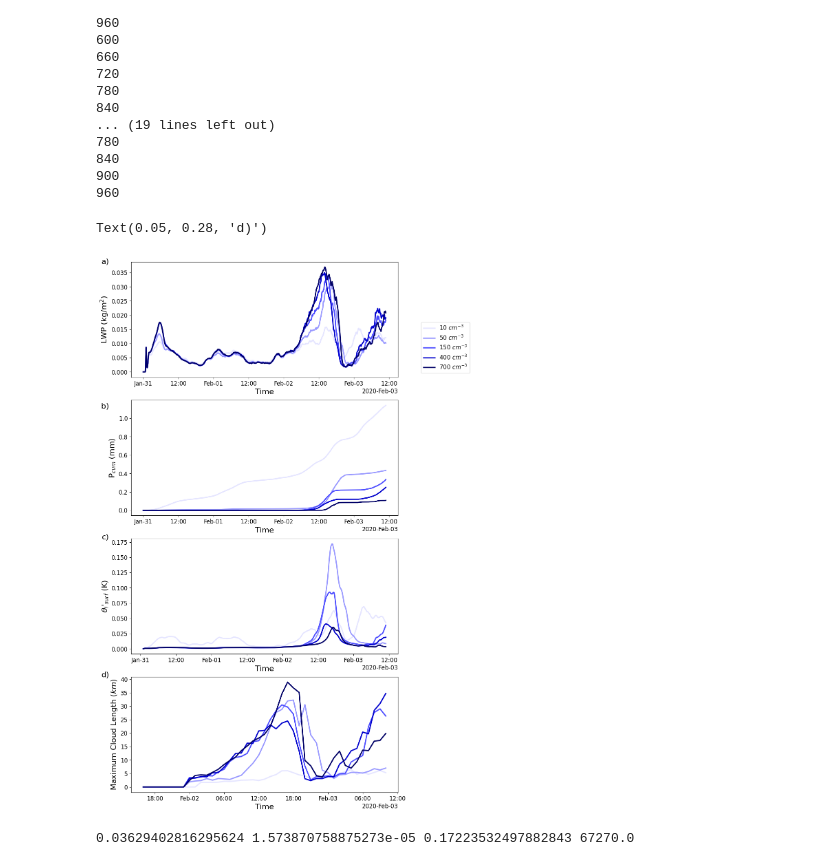
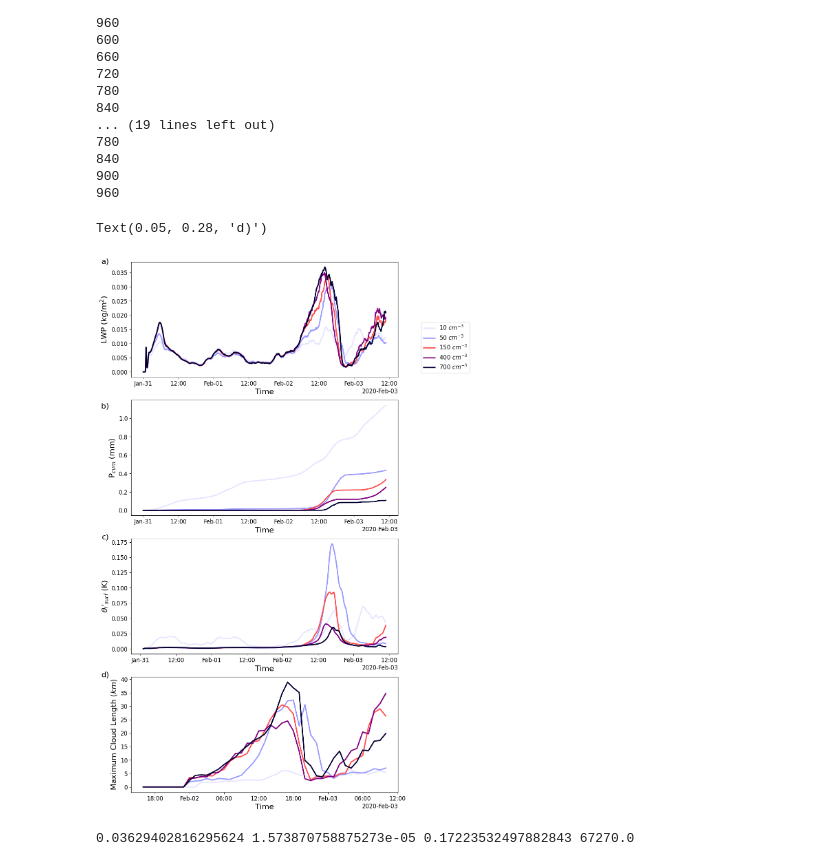
Before and after one commit to girishnigamanth/python_files, a Jupyter notebook: EUREC4A/nc0_variation_analysis.ipynb, the cells around one changed output. Drawn from its saved outputs; the diff is of its cells as text; code cells hidden in the pictures.

```diff
--- a/EUREC4A/nc0_variation_analysis.ipynb
+++ b/EUREC4A/nc0_variation_analysis.ipynb
@@ -259,58 +289,58 @@ def lighten_color(color, amount=0.5):
     c = colorsys.rgb_to_hls(*mc.to_rgb(c))
     return colorsys.hls_to_rgb(c[0], 1 - amount * (1 - c[1]), c[2])
 
-
+colors=[lighten_color('b',0.1),lighten_color('b',0.4),lighten_color('r',0.7),lighten_color('m',1.2),lighten_color('b',1.8)]
 fig, axs = pl.subplots(4, 1, figsize=(10, 20))
 pl.subplot(411)
-ds5.ql_path.plot.line(color=lighten_color('b',0.1),lw=2.5,x='time',label=label5)
-ds.ql_path.plot.line(color=lighten_color('b',0.4),lw=2.5,x='time',label=label1)
-ds2.ql_path.plot.line(color=lighten_color('b',0.7),lw=2.5,x='time',label=label2)
-ds3.ql_path.plot.line(color=lighten_color('b',1.2),lw=2.5,x='time',label=label3)
-ds4.ql_path.plot.line(color=lighten_color('b',1.6),lw=2.5,x='time',label=label4)
+ds5.ql_path.plot.line(color=colors[0],lw=2.5,x='time',label=label5)
+ds.ql_path.plot.line(color=colors[1],lw=2.5,x='time',label=label1)
+ds2.ql_path.plot.line(color=colors[2],lw=2.5,x='time',label=label2)
+ds3.ql_path.plot.line(color=colors[3],lw=2.5,x='time',label=label3)
+ds4.ql_path.plot.line(color=colors[4],lw=2.5,x='time',label=label4)
 pl.ylabel(r'LWP (kg/m$^{2}$)')
 #pl.xticks([])
 #pl.xlabel('')
 #pl.show()
 
 pl.subplot(412)
-(ds5['rr']*300).cumsum().plot.line(color=lighten_color('b',0.1),lw=2.5,x='time',label=label5)
-(ds['rr']*300).cumsum().plot.line(color=lighten_color('b',0.4),lw=2.5,x='time',label=label1)
-(ds2['rr']*300).cumsum().plot.line(color=lighten_color('b',0.7),lw=2.5,x='time',label=label2)
-(ds3['rr']*300).cumsum().plot.line(color=lighten_color('b',1.2),lw=2.5,x='time',label=label3)
-(ds4['rr']*300).cumsum().plot.line(color=lighten_color('b',1.6),lw=2.5,x='time',label=label4)
+(ds5['rr']*300).cumsum().plot.line(color=colors[0],lw=2.5,x='time',label=label5)
+(ds['rr']*300).cumsum().plot.line(color=colors[1],lw=2.5,x='time',label=label1)
+(ds2['rr']*300).cumsum().plot.line(color=colors[2],lw=2.5,x='time',label=label2)
+(ds3['rr']*300).cumsum().plot.line(color=colors[3],lw=2.5,x='time',label=label3)
+(ds4['rr']*300).cumsum().plot.line(color=colors[4],lw=2.5,x='time',label=label4)
 pl.ylabel(r'P$_{cum}$ (mm)')
 #pl.show()
 #pl.xticks([])
 #pl.xlabel('')
 
 pl.subplot(413)
-ds5_smooth.thl_2.isel(z=0).plot.line(color=lighten_color('b',0.1),lw=2.5,x='time',label=label5)
-ds_smooth.thl_2.isel(z=0).plot.line(color=lighten_color('b',0.4),lw=2.5,x='time',label=label1)
-ds2_smooth.thl_2.isel(z=0).plot.line(color=lighten_color('b',0.7),lw=2.5,x='time',label=label2)
-ds3_smooth.thl_2.isel(z=0).plot.line(color=lighten_color('b',1.2),lw=2.5,x='time',label=label3)
-ds4_smooth.thl_2.isel(z=0).plot.line(color=lighten_color('b',1.6),lw=2.5,x='time',label=label4)
+ds5_smooth.thl_2.isel(z=0).plot.line(color=colors[0],lw=2.5,x='time',label=label5)
+ds_smooth.thl_2.isel(z=0).plot.line(color=colors[1],lw=2.5,x='time',label=label1)
+ds2_smooth.thl_2.isel(z=0).plot.line(color=colors[2],lw=2.5,x='time',label=label2)
+ds3_smooth.thl_2.isel(z=0).plot.line(color=colors[3],lw=2.5,x='time',label=label3)
+ds4_smooth.thl_2.isel(z=0).plot.line(color=colors[4],lw=2.5,x='time',label=label4)
 pl.ylabel(r"$\theta_l$'$_{surf}$ (K)")
 pl.title('')
 
 pl.subplot(414)
-(ds_10.Max_Clouds**(1/2)*0.15).isel(time=slice(40*12,None,slice_len)).plot.line(color=lighten_color('b',0.1),lw=2.5,label=label5)
-(ds_50.Max_Clouds**(1/2)*0.15).isel(time=slice(40*12,None,slice_len)).plot.line(color=lighten_color('b',0.4),lw=2.5,label=label1)
-(ds_150.Max_Clouds**(1/2)*0.15).isel(time=slice(40*12,None,slice_len)).plot.line(color=lighten_color('b',0.7),lw=2.5,label=label2)
-(ds_400.Max_Clouds**(1/2)*0.15).isel(time=slice(40*12,None,slice_len)).plot.line(color=lighten_color('b',1.2),lw=2.5,label=label3)
-(ds_700.Max_Clouds**(1/2)*0.15).isel(time=slice(40*12,None,slice_len)).plot.line(color=lighten_color('b',1.6),lw=2.5,label=label4)
+(ds_10.Max_Clouds**(1/2)*0.15).isel(time=slice(40*12,None,slice_len)).plot.line(color=colors[0],lw=2.5,label=label5)
+(ds_50.Max_Clouds**(1/2)*0.15).isel(time=slice(40*12,None,slice_len)).plot.line(color=colors[1],lw=2.5,label=label1)
+(ds_150.Max_Clouds**(1/2)*0.15).isel(time=slice(40*12,None,slice_len)).plot.line(color=colors[2],lw=2.5,label=label2)
+(ds_400.Max_Clouds**(1/2)*0.15).isel(time=slice(40*12,None,slice_len)).plot.line(color=colors[3],lw=2.5,label=label3)
+(ds_700.Max_Clouds**(1/2)*0.15).isel(time=slice(40*12,None,slice_len)).plot.line(color=colors[4],lw=2.5,label=label4)
 pl.xlabel('Time')
 pl.ylabel(r'Maximum Cloud Length $(km)$')
 
 pl.legend(bbox_to_anchor=(1.28, 4.1))
 pl.figtext(0.05, 0.88, 'a)', ha='center', va='center', fontsize=16)
 pl.figtext(0.05, 0.67, 'b)', ha='center', va='center', fontsize=16)
 pl.figtext(0.05, 0.48, 'c)', ha='center', va='center', fontsize=16)
 pl.figtext(0.05, 0.28, 'd)', ha='center', va='center', fontsize=16)
 
 #pl.savefig('/users/PFS0220/graghuna/Flower_MIP_Paper/Plots/CDNC_Feb2nd.jpg',dpi=300, bbox_inches='tight')
 # %% [output]
 Text(0.05, 0.28, 'd)')
-[figure, old version]
+[figure, new version]
 # %%
 from matplotlib import lines as mlines
 output = {'5':ds5,'1':ds,'2':ds2,'3':ds3,'4':ds4}
```
Also changed, not shown: parts of 2 cells of this notebook, 8 other files.
